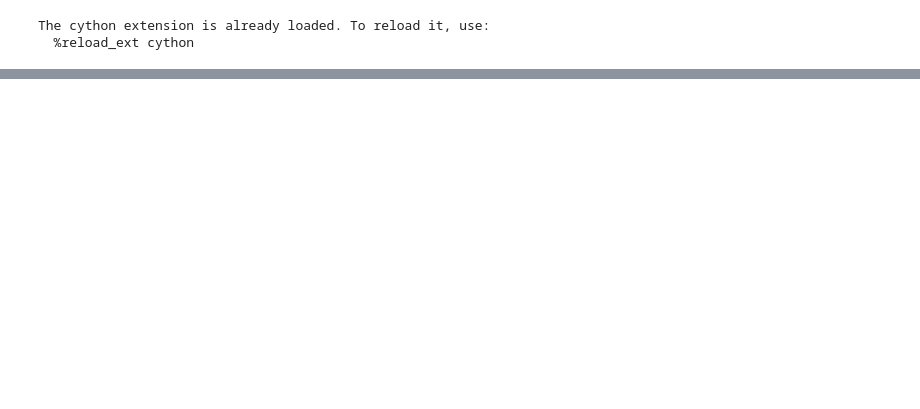
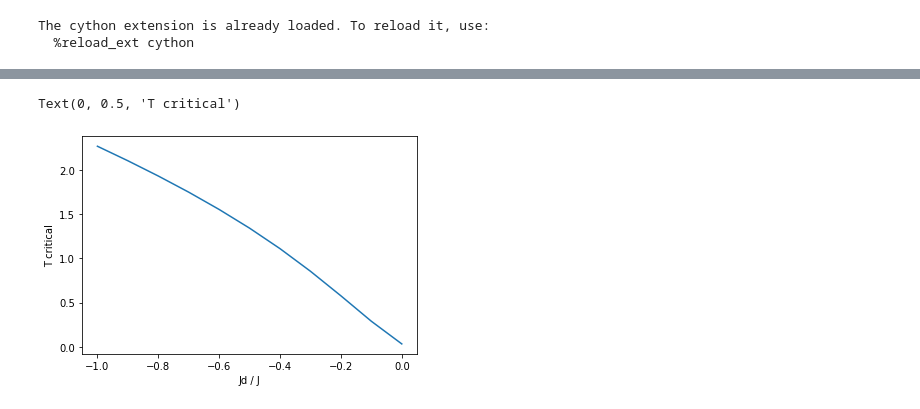
Before and after one commit to vnsverchkova/VKR, a Jupyter notebook: energy, magnetization.ipynb, the cells around one changed output, grey strips where cells are left out. Saved outputs shown, nothing was run; the diff lists cells and outputs as text; code cells hidden in the pictures; blank space fills up the shorter version.

```diff
--- a/energy, magnetization.ipynb
+++ b/energy, magnetization.ipynb
@@ -245,0 +231,4 @@ Method(0,2.5)
+# %%
+sol=optimize.root(F,1).x[0]
+# %%
+roots.append(sol)
@@ -245,0 +251,8 @@ Method(0,2.5)
+# %%
+plt.plot(np.linspace(-1,0,11), roots)
+
+plt.xlabel("Jd / J")
+plt.ylabel("T critical")
+# %% [output]
+Text(0, 0.5, 'T critical')
+[figure, added]
```
Also changed, not shown: parts of 18 cells of this notebook.
